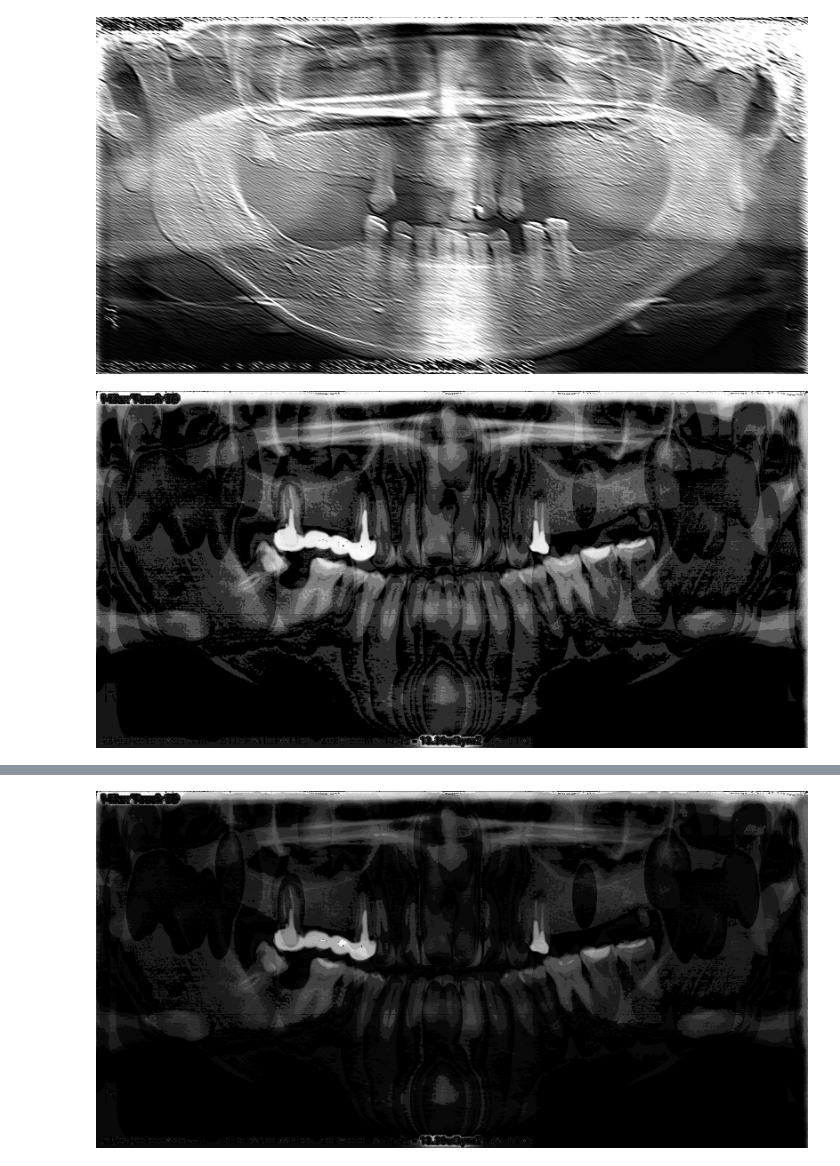
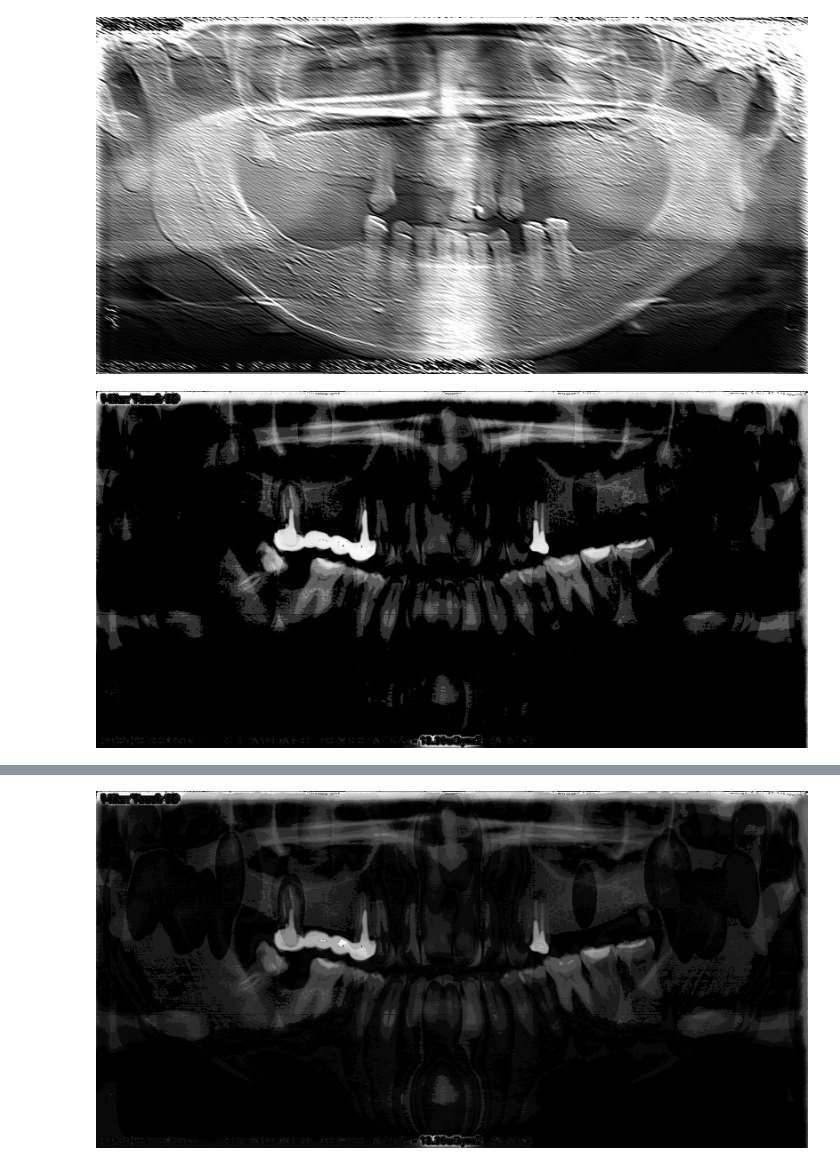
Before and after one commit to kluski777/Zeboskan, a Jupyter notebook: brudnopis.ipynb, the cells around one changed output, grey strips where cells are left out. Drawn from its saved outputs; the diff is of its cells as text; code cells hidden in the pictures.

```diff
--- a/brudnopis.ipynb
+++ b/brudnopis.ipynb
@@ -118,33 +118,36 @@ Image.fromarray(filtered)
 # %%
 kernel = cv2.getStructuringElement(cv2.MORPH_ELLIPSE, (69, 185))
 
 #* PLAYGROUND
 #! tutaj trzeba wywalic ta szczeke i taki jest caly cel - wywalic to na gorze napompowac balonikiem i wywalic
 image = images_np[101]
 image[image >= 250] = 0.0 # usuwanie super jasnych napisow
 image = cv2.morphologyEx(image, cv2.MORPH_TOPHAT, kernel)
 
 # moze gauss dolno-przepustowy by tu wszedl
 # fourier_image = to_fft(image)
 # filtered_fourier = apply_gaussian_hpf(fourier_image, 2)
 # image = from_fft(filtered_fourier)
 
 gain = 5
-cutoff = 0
+cutoff = 50
 
-image -= cutoff
+
 image = image.astype(float) / 255.0
 
 image = 1 / (1 + np.exp(-gain * image))
 image = np.uint8(np.round(image * 255))
 
 image = cv2.normalize(image, None, 0, 255, cv2.NORM_MINMAX)
 
-# image = thresholding(image, n=7)
+image = np.uint8(np.clip(np.int16(image) - cutoff, 0, 255))
+image = cv2.normalize(image, None, 0, 255, cv2.NORM_MINMAX)
+
+# image = thresholding(image, n=5)
 
 Image.fromarray(image)
 # %% [output]
-[figure, old version]
+[figure, new version]
 # %%
 plt.hist(image.flatten())
 # %% [output]
```
Also changed, not shown: parts of 1 cell of this notebook.
